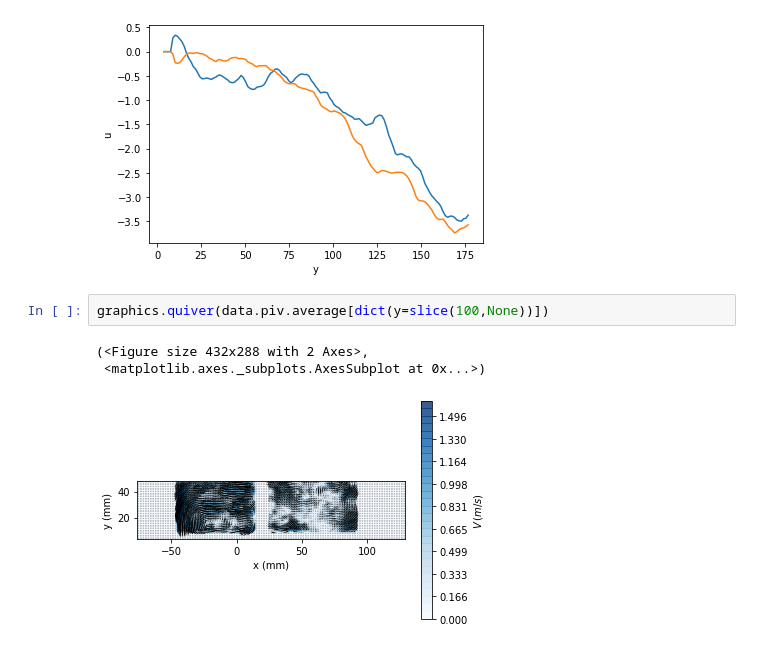
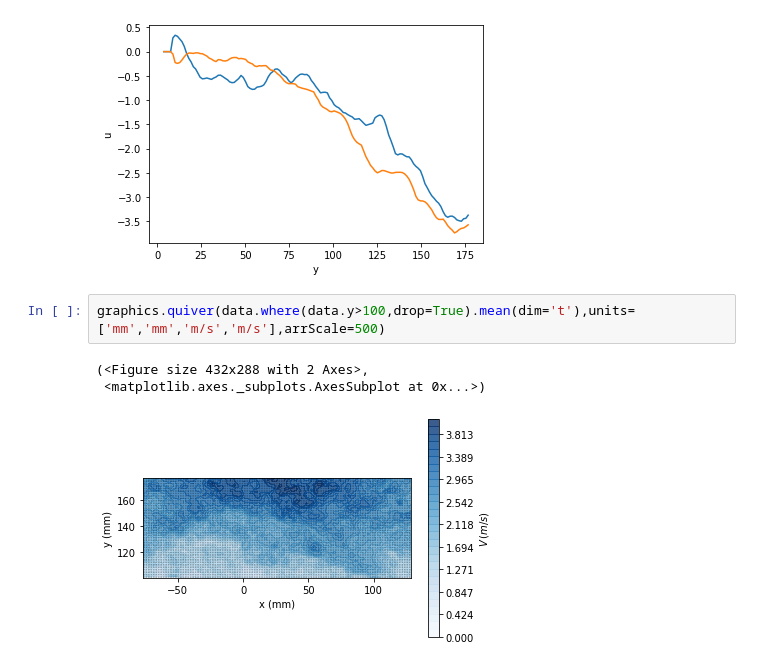
Before and after one commit to alexlib/pivpy, a Jupyter notebook: examples/notebooks/test_urban_canopy.ipynb, the cells around one changed output. Cells and saved outputs as stored; diff of their text form.

Commit message:
added contour plot but it looks strange

```diff
--- a/examples/notebooks/test_urban_canopy.ipynb
+++ b/examples/notebooks/test_urban_canopy.ipynb
@@ -67,9 +67,9 @@ data.where((data.x > 20) & (data.x < 80), drop=True).mean(dim='t').u.mean(dim='x
 # %% [output]
 [<matplotlib.lines.Line2D at 0x...>]
 [figure]
-# %%
-graphics.quiver(data.piv.average[dict(y=slice(100,None))])
-# %% [output]
-(<Figure size 432x288 with 2 Axes>,
- <matplotlib.axes._subplots.AxesSubplot at 0x...>)
-[figure, removed]
+# %%
+graphics.quiver(data.where(data.y>100,drop=True).mean(dim='t'),units=['mm','mm','m/s','m/s'],arrScale=500)
+# %% [output]
+(<Figure size 432x288 with 2 Axes>,
+ <matplotlib.axes._subplots.AxesSubplot at 0x...>)
+[figure, added]
```
Also changed, not shown: parts of 1 cell of this notebook.
